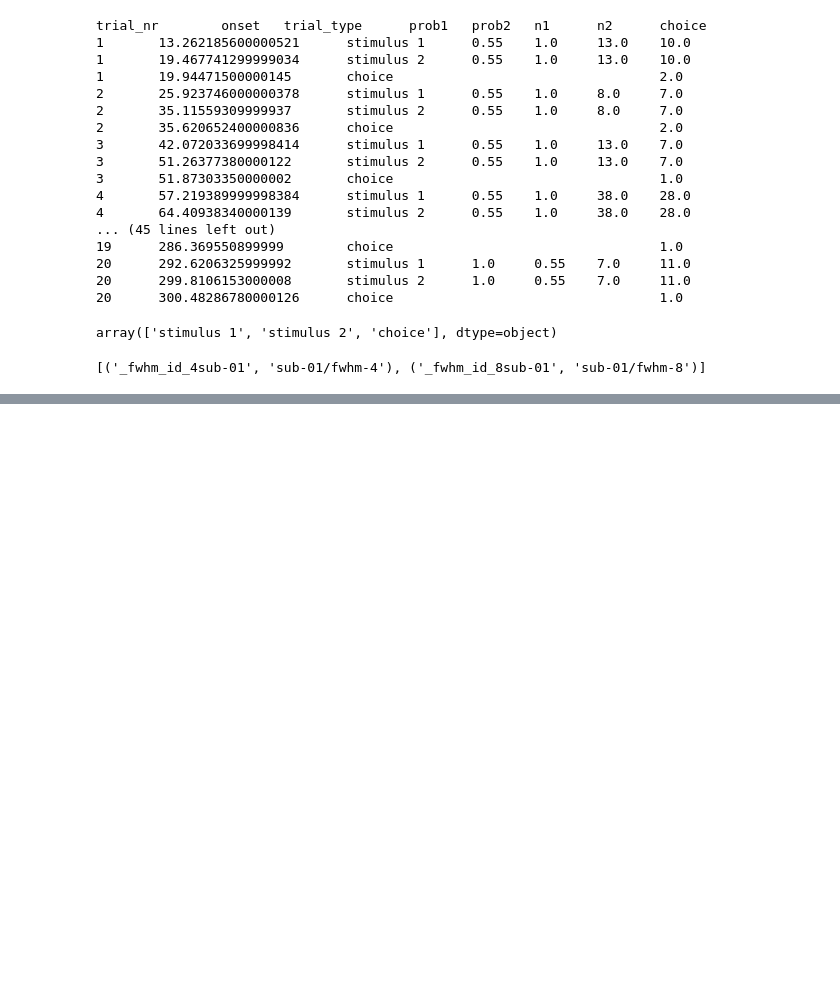
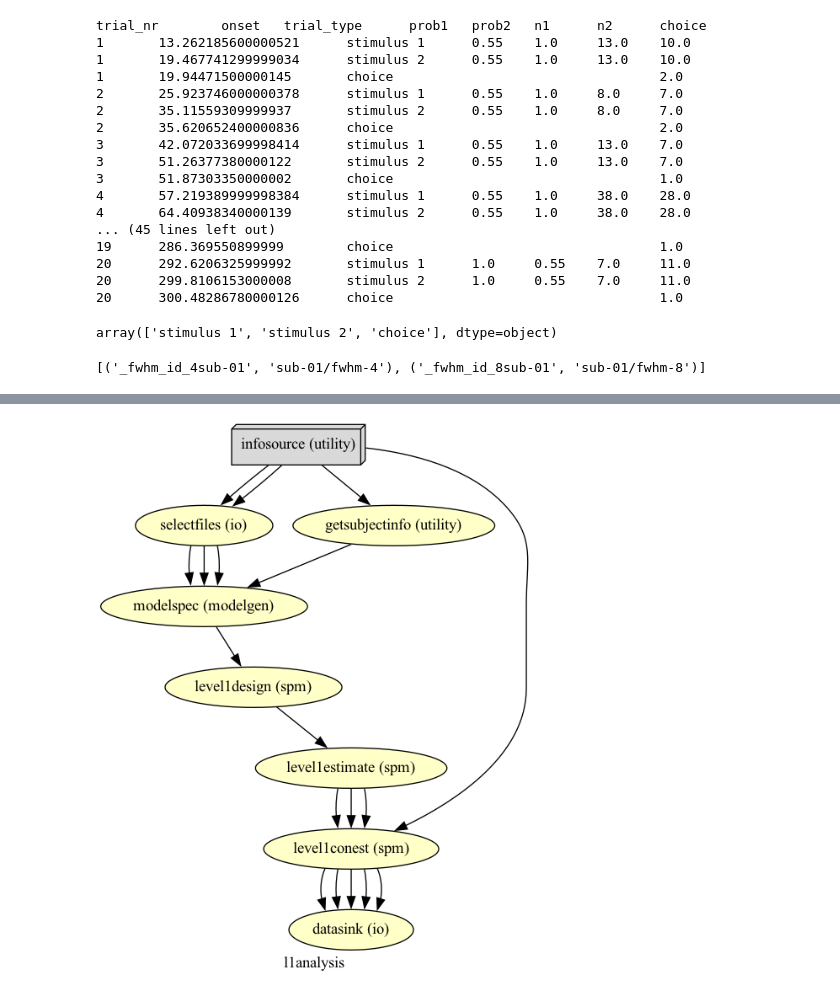
Before and after one commit to Gilles86/stress_risk, a Jupyter notebook: stress_risk/fmri_analysis/glm_classic/nipype_spm_1stlevel_02.ipynb, the cells around one changed output, grey strips where cells are left out. Drawn from its saved outputs; the diff is of its cells as text; code cells hidden in the pictures; blank space fills up the shorter version.

```diff
--- a/stress_risk/fmri_analysis/glm_classic/nipype_spm_1stlevel_02.ipynb
+++ b/stress_risk/fmri_analysis/glm_classic/nipype_spm_1stlevel_02.ipynb
@@ -178,3 +180,44 @@ subjFolders = [('_fwhm_id_%ssub-%s' % (f, sub), 'sub-%s/fwhm-%s' % (sub, f))
                for sub in subject_list]
 substitutions.extend(subjFolders)
 datasink.inputs.substitutions = substitutions
+# %%
+# Initiation of the 1st-level analysis workflow
+l1analysis = Workflow(name='l1analysis')
+l1analysis.base_dir = opj(experiment_dir, working_dir)
+
+# Connect up the 1st-level analysis components
+l1analysis.connect([(infosource, selectfiles, [('subject_id', 'subject_id'),
+                                               ('fwhm_id', 'fwhm_id')]),
+                    (infosource, getsubjectinfo, [('subject_id',
+                                                   'subject_id')]),
+                    (getsubjectinfo, modelspec, [('subject_info',
+                                                  'subject_info')]),
+                    (infosource, level1conest, [('contrasts', 'contrasts')]),
+                    (selectfiles, modelspec, [('func', 'functional_runs')]),
+                    (selectfiles, modelspec, [('mc_param', 'realignment_parameters'),
+                                              ('outliers', 'outlier_files')]),
+                    (modelspec, level1design, [('session_info',
+                                                'session_info')]),
+                    (level1design, level1estimate, [('spm_mat_file',
+                                                     'spm_mat_file')]),
+                    (level1estimate, level1conest, [('spm_mat_file',
+                                                     'spm_mat_file'),
+                                                    ('beta_images',
+                                                     'beta_images'),
+                                                    ('residual_image',
+                                                     'residual_image')]),
+                    (level1conest, datasink, [('spm_mat_file', '1stLevel.@spm_mat'),
+                                              ('spmT_images', '1stLevel.@T'),
+                                              ('con_images', '1stLevel.@con'),
+                                              ('spmF_images', '1stLevel.@F'),
+                                              ('ess_images', '1stLevel.@ess'),
+                                              ]),
+                    ])
+# %%
+# Create 1st-level analysis output graph
+l1analysis.write_graph(graph2use='colored', format='png', simple_form=True)
+
+# Visualize the graph
+from IPython.display import Image
+Image(filename=opj(l1analysis.base_dir, 'l1analysis', 'graph.png'))
+# %% [output]
@@ -180,0 +226 @@ datasink.inputs.substitutions = substitutions
+[figure, added]
```
Also changed, not shown: parts of 5 cells of this notebook, 10 other files.
